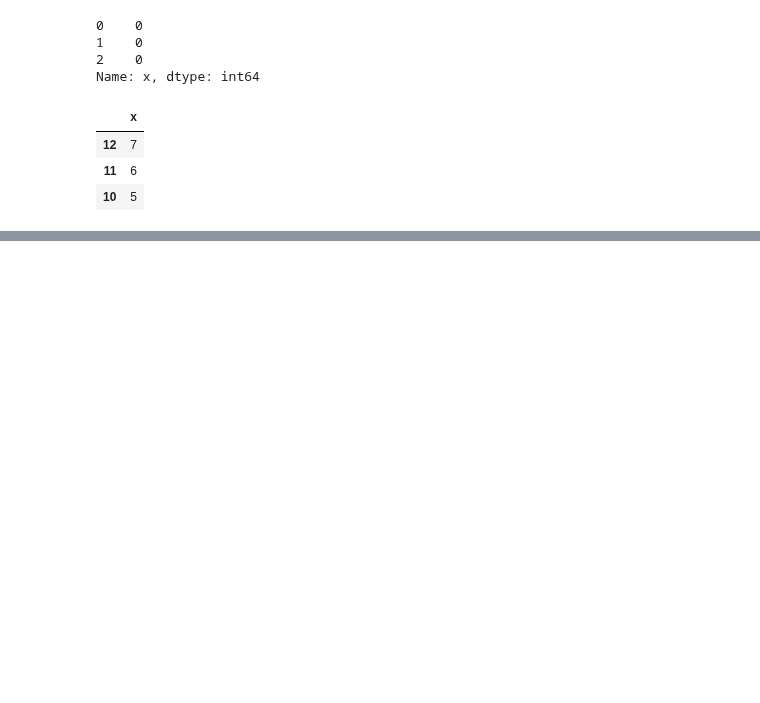
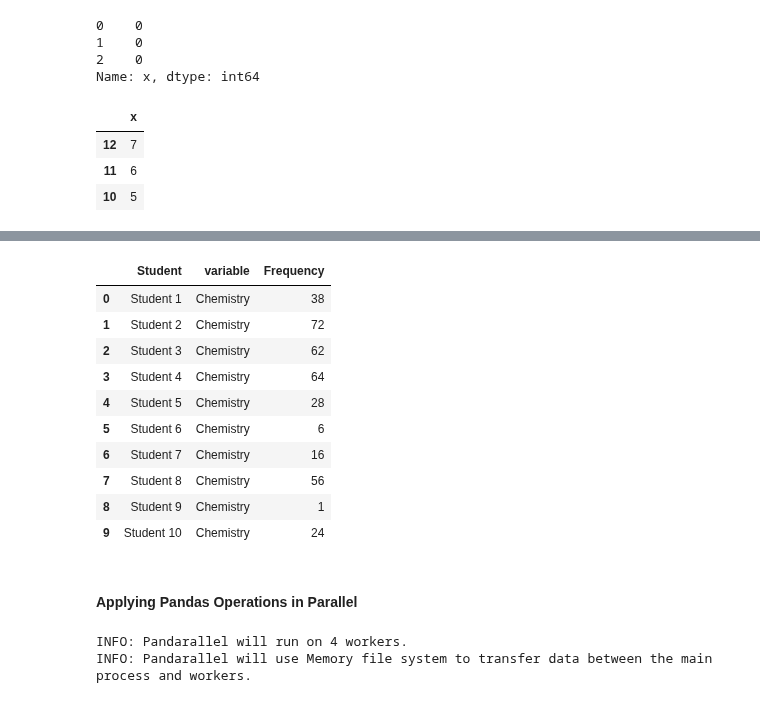
Before and after one commit to rsouza/FGV_Intro_DS, a Jupyter notebook: notebooks/Intro_Pandas.ipynb, the cells around one changed output, grey strips where cells are left out. Cells and saved outputs as stored; diff of their text form; code cells hidden in the pictures; blank space fills up the shorter version.

Commit message:
Fixing library changes - Pandas

```diff
--- a/notebooks/Intro_Pandas.ipynb
+++ b/notebooks/Intro_Pandas.ipynb
@@ -570,0 +613,19 @@ df.nlargest(3, 'x')
+# %%
+tidy = pd.melt(marks,
+               id_vars = 'Student',
+               value_name = 'Frequency')
+tidy.head(10)
+# %% [output]
+|  | Student | variable | Frequency |
+| 0 | Student 1 | Chemistry | 38 |
+| 1 | Student 2 | Chemistry | 72 |
+| 2 | Student 3 | Chemistry | 62 |
+| 3 | Student 4 | Chemistry | 64 |
+| 4 | Student 5 | Chemistry | 28 |
+| 5 | Student 6 | Chemistry | 6 |
+| 6 | Student 7 | Chemistry | 16 |
+| 7 | Student 8 | Chemistry | 56 |
+| 8 | Student 9 | Chemistry | 1 |
+| 9 | Student 10 | Chemistry | 24 |
+# %% [markdown]
+#### Applying Pandas Operations in Parallel
@@ -570,0 +636,5 @@ df.nlargest(3, 'x')
+# %%
+pandarallel.initialize(progress_bar=True)
+# %% [output]
+INFO: Pandarallel will run on 4 workers.
+INFO: Pandarallel will use Memory file system to transfer data between the main process and workers.
```
Also changed, not shown: parts of 28 cells of this notebook.
